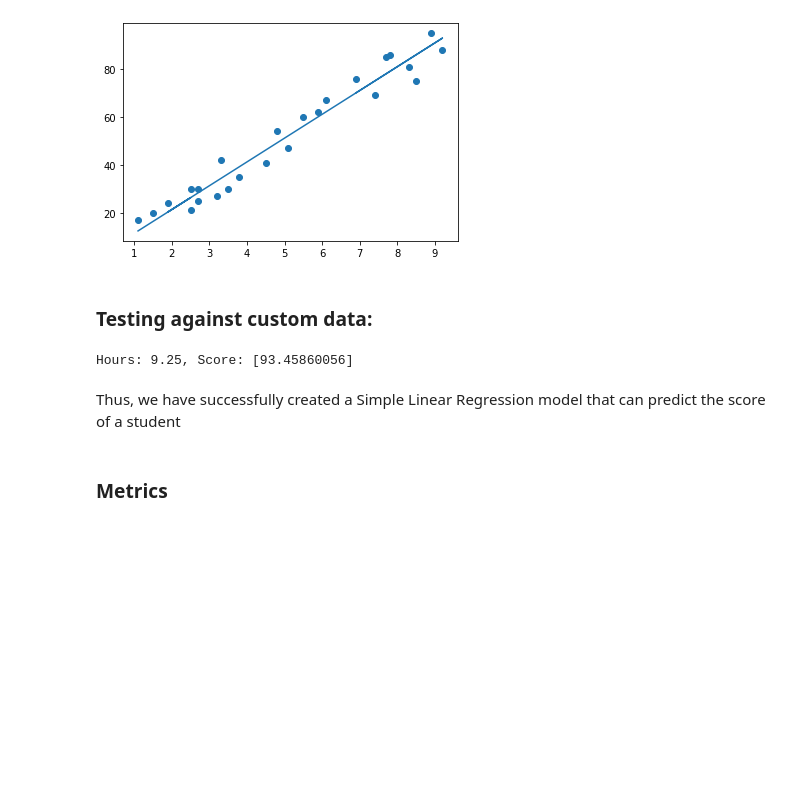
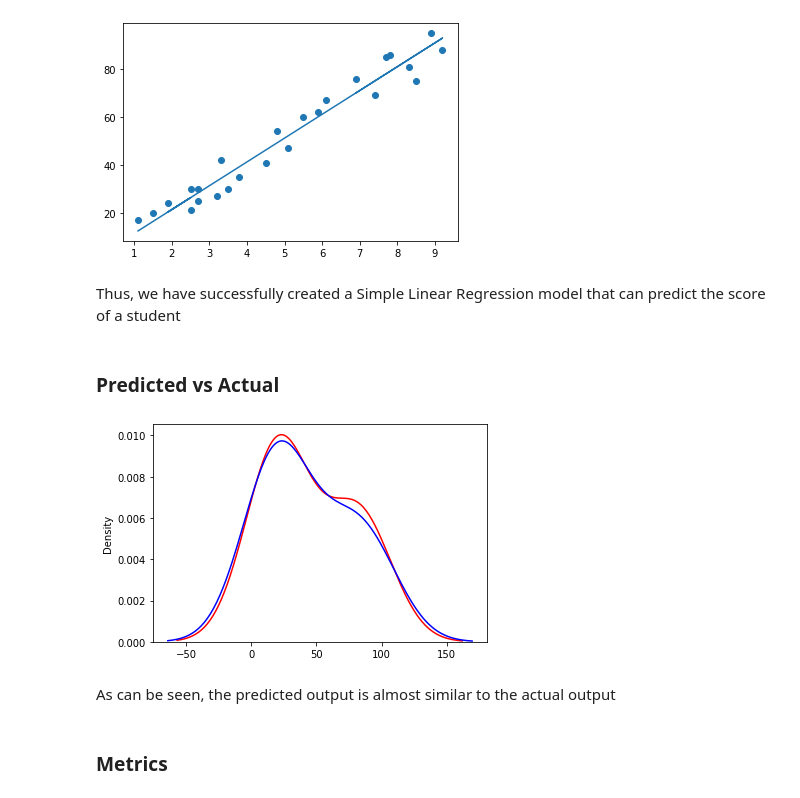
Before and after one commit to 7wikd/GRIP, a Jupyter notebook: Linear_Regression_GRIP/LinearRegression.ipynb, the cells around one changed output. Drawn from its saved outputs; the diff is of its cells as text; code cells hidden in the pictures; blank space fills up the shorter version.

```diff
--- a/Linear_Regression_GRIP/LinearRegression.ipynb
+++ b/Linear_Regression_GRIP/LinearRegression.ipynb
@@ -60,16 +61,18 @@ plt.plot(X_test,y_pred)
 plt.show()
 # %% [output]
 [figure]
-# %% [markdown]
-### Testing against custom data:
-# %%
-h = 9.25
-model = clf.predict(np.array(h).reshape(-1,1))
-print(f"Hours: {h}, Score: {model}")
-# %% [output]
-Hours: 9.25, Score: [93.45860056]
 # %% [markdown]
 Thus, we have successfully created a Simple Linear Regression model that can predict the score of a student
+# %% [markdown]
+### Predicted vs Actual
+# %%
+ax1 = sns.distplot(y_test,hist=False,color='r',label='Actual Value')
+sns.distplot(y_pred,hist=False,color='b',label='Fitted Values', ax=ax1)
+plt.show()
+# %% [output]
+[figure, added]
+# %% [markdown]
+As can be seen, the predicted output is almost similar to the actual output
 # %% [markdown]
 ### Metrics
 # %%
```
Also changed, not shown: parts of 10 cells of this notebook, 1 other file.
